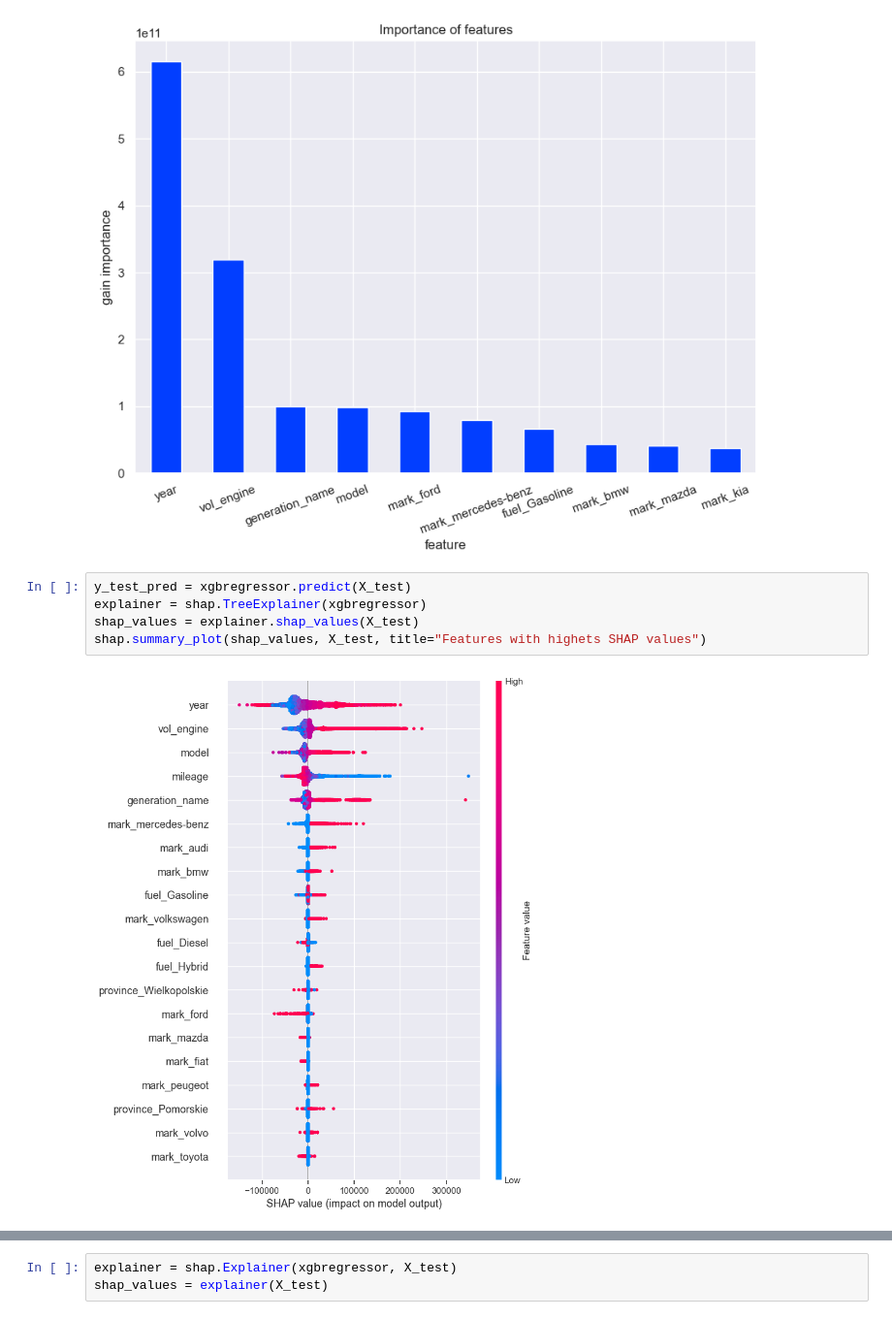
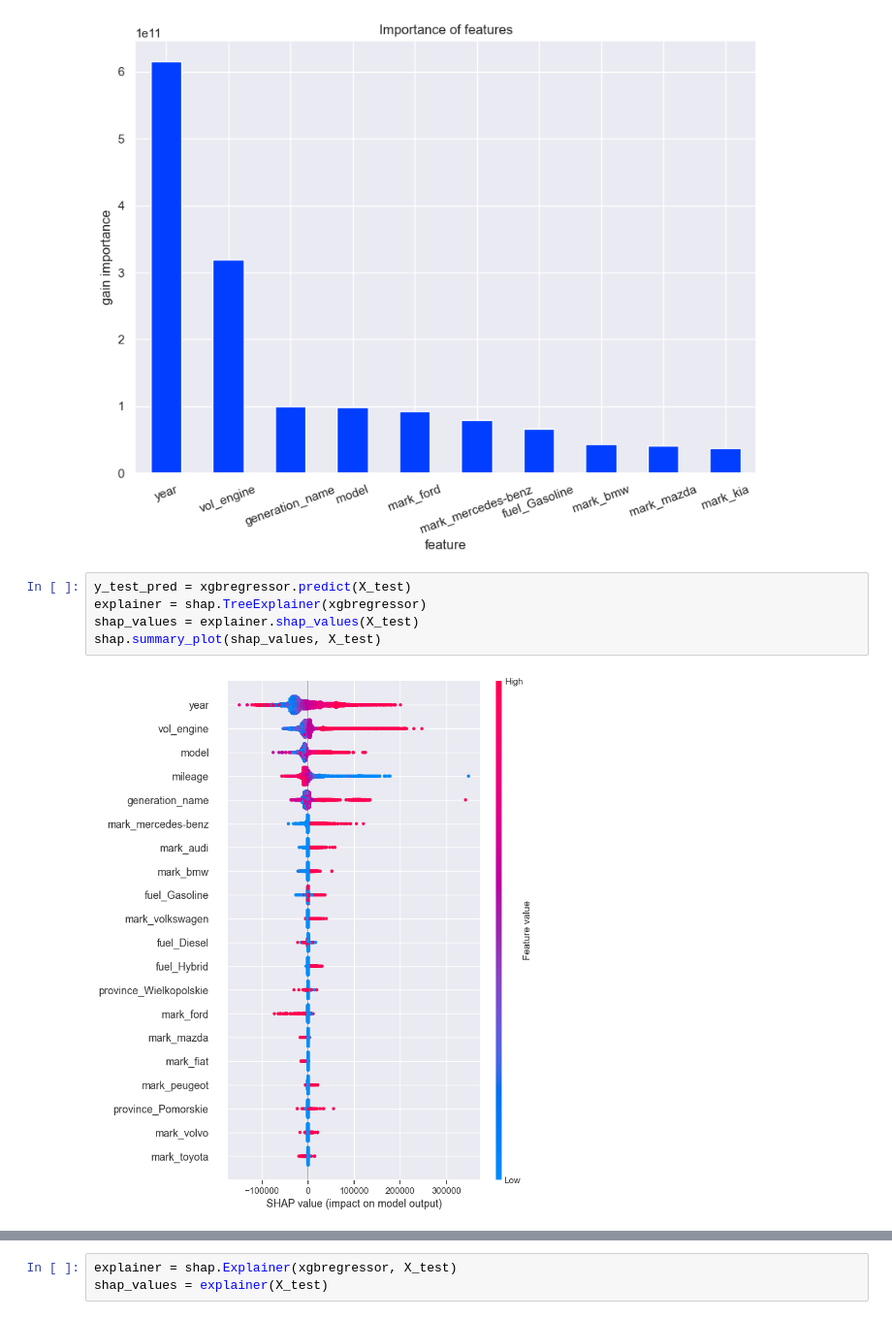
Before and after one commit to FSalinski/Car-prices-prediction, a Jupyter notebook: Notebooks/xai.ipynb, the cells around one changed output, grey strips where cells are left out. Shown: that part at 97% size. Saved outputs shown, nothing was run; the diff lists cells and outputs as text.

```diff
--- a/Notebooks/xai.ipynb
+++ b/Notebooks/xai.ipynb
@@ -35,7 +37,7 @@ Text(0.5, 1.0, 'Importance of features')
 # %%
 y_test_pred = xgbregressor.predict(X_test)
 explainer = shap.TreeExplainer(xgbregressor)
 shap_values = explainer.shap_values(X_test)
-shap.summary_plot(shap_values, X_test, title="Features with highets SHAP values")
+shap.summary_plot(shap_values, X_test)
 # %% [output]
-[figure, old version]
+[figure, new version]
```
Also changed, not shown: parts of 4 cells of this notebook.
